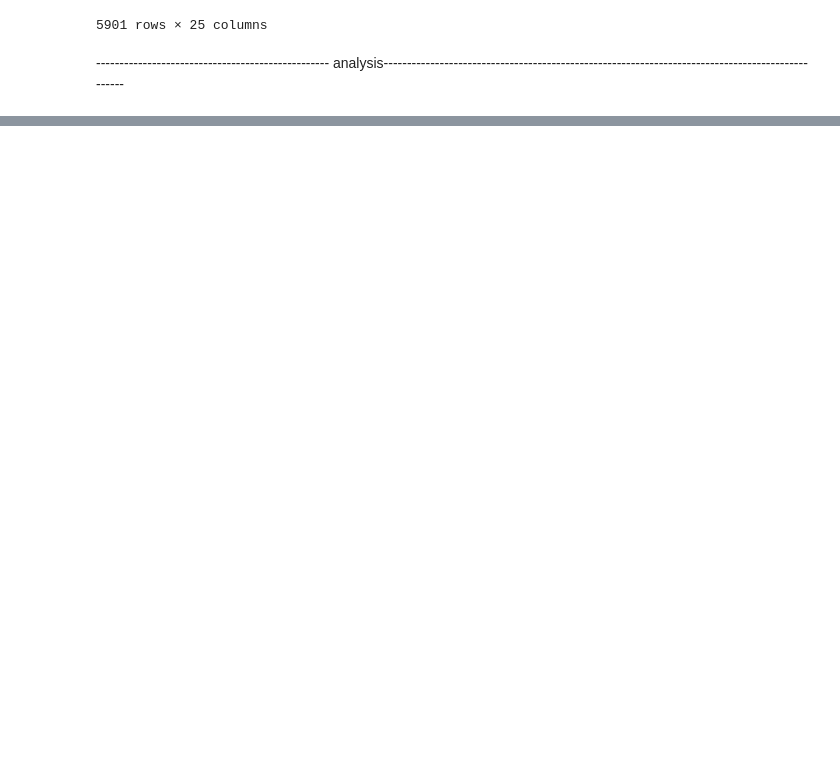
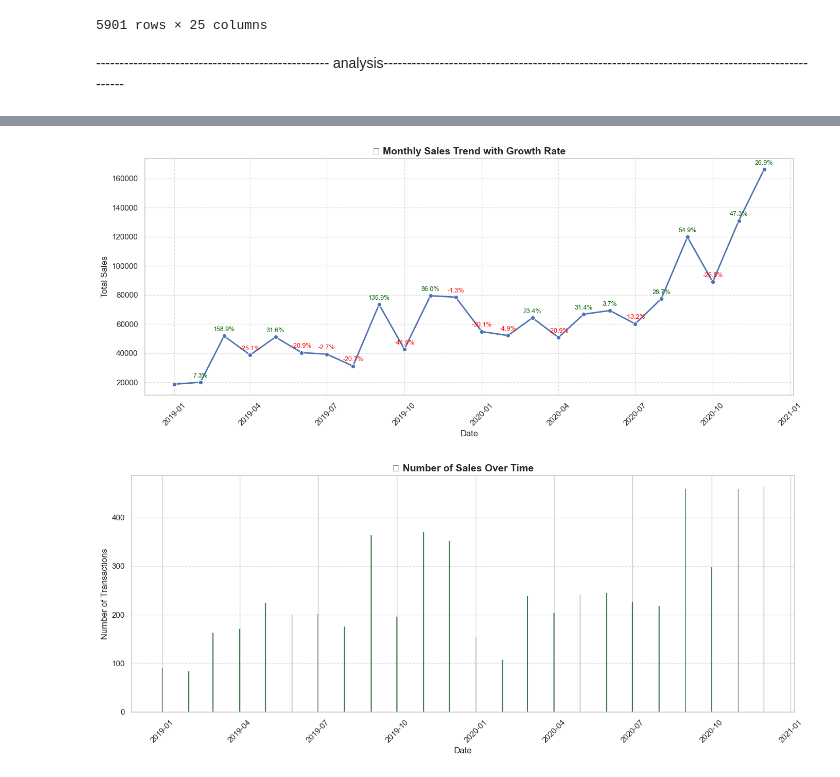
Before and after one commit to anish00ti/sales_analysis, a Jupyter notebook: sales_analysis.ipynb, the cells around one changed output, grey strips where cells are left out. Cells and saved outputs as stored; diff of their text form; code cells hidden in the pictures; blank space fills up the shorter version.

```diff
--- a/sales_analysis.ipynb
+++ b/sales_analysis.ipynb
@@ -113,5 +113,7 @@ df[list]= df[list].apply(pd.to_datetime , errors='coerce')
 # %%
 list=['ship_mode','category','sub_category','payment_mode','profit_status','delivery_remark']
 df[list]= df[list].astype('category')
+# %%
+df['year_month']= df['order_date'].dt.to_period("M").astype(str)
 # %% [markdown]
 -------------------------------------------------- analysis-------------------------------------------------------------------------------------------------
@@ -117,0 +156,58 @@ df[list]= df[list].astype('category')
+# %%
+sns.set_theme(style="whitegrid")
+
+# Convert year_month to datetime
+df['year_month'] = pd.to_datetime(df['year_month'], format='%Y-%m')
+
+# Aggregate monthly sales
+monthly_sales = df.groupby('year_month')['sales'].sum().reset_index()
+
+# Calculate monthly growth rate (percentage)
+monthly_sales['growth_rate'] = monthly_sales['sales'].pct_change() * 100
+
+# --- Monthly Sales Trend with Growth Rate ---
+plt.figure(figsize=(14, 6))
+sns.lineplot(data=monthly_sales, x='year_month', y='sales', marker='o', linewidth=2, color="#4C72B0")
+
+# Add growth rate annotations
+for i in range(1, len(monthly_sales)):
+    plt.text(
+        x=monthly_sales['year_month'][i],
+        y=monthly_sales['sales'][i] + (monthly_sales['sales'].max() * 0.02),  # shift a bit upward
+        s=f"{monthly_sales['growth_rate'][i]:.1f}%",
+        ha='center',
+        fontsize=9,
+        color='darkgreen' if monthly_sales['growth_rate'][i] > 0 else 'red'
+    )
+
+# Styling
+plt.title("📈 Monthly Sales Trend with Growth Rate", fontsize=14, weight='bold')
+plt.xlabel("Date", fontsize=12)
+plt.ylabel("Total Sales", fontsize=12)
+plt.xticks(rotation=45)
+plt.grid(True, linestyle="--", alpha=0.6)
+plt.tight_layout()
+plt.show()
+
+# --- Number of Sales per Month ---
+plt.figure(figsize=(14, 6))
+sns.histplot(
+    data=df,
+    x='year_month',
+    bins=len(df['year_month'].unique()),
+    discrete=True,
+    color="#04651B",
+    edgecolor="black"
+)
+
+# Styling
+plt.title("🛒 Number of Sales Over Time", fontsize=14, weight='bold')
+plt.xlabel("Date", fontsize=12)
+plt.ylabel("Number of Transactions", fontsize=12)
+plt.xticks(rotation=45)
+plt.grid(axis='y', linestyle="--", alpha=0.6)
+plt.tight_layout()
+plt.show()
+# %% [output]
+[figure, added]
+[figure, added]
```
Also changed, not shown: parts of 16 cells of this notebook.
